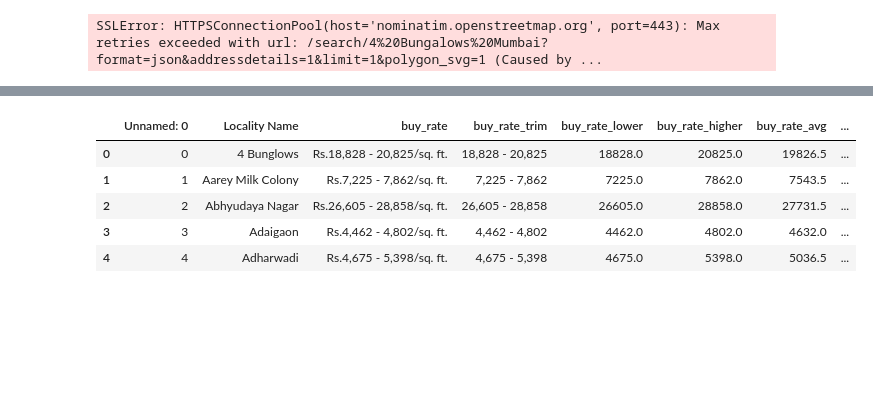
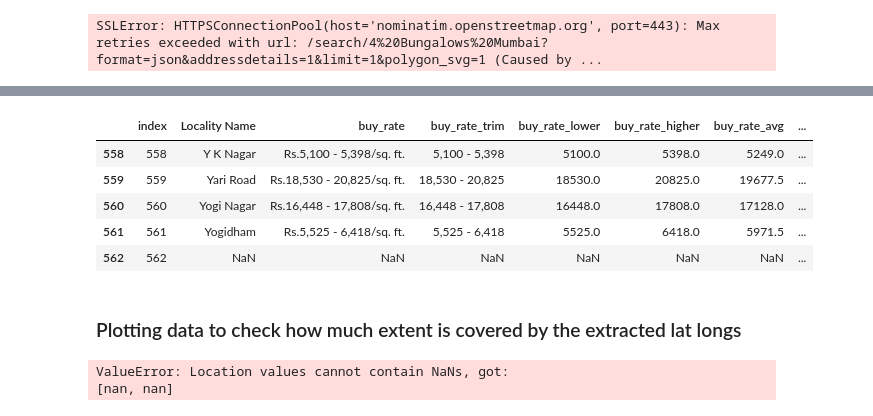
Before and after one commit to MohitPoddar35/mumbai_city_analysis, a Jupyter notebook: Mumbai_City_Analysis.ipynb, the cells around one changed output, grey strips where cells are left out. Cells and saved outputs as stored; diff of their text form; code cells hidden in the pictures; blank space fills up the shorter version.

Commit message:
4. Upload data with lat_long

```diff
--- a/Mumbai_City_Analysis.ipynb
+++ b/Mumbai_City_Analysis.ipynb
@@ -97,11 +97,49 @@ pp_1.head()
 pp_1.to_csv("pp_latlong.csv")
 # %%
 city_data=pd.read_csv("https://raw.githubusercontent.com/dibyendutapadar/mumbai_city_analysis/master/pp_latlong.csv")
-city_data.drop([''])
+city_data.drop(['index'],axis=1,inplace=True)
+city_data.tail()
 # %% [output]
-|  | Unnamed: 0 | Locality Name | buy_rate | buy_rate_trim | buy_rate_lower | buy_rate_higher | buy_rate_avg | ... |
-| 0 | 0 | 4 Bunglows | Rs.18,828 - 20,825/sq. ft. | 18,828 - 20,825 | 18828.0 | 20825.0 | 19826.5 | ... |
-| 1 | 1 | Aarey Milk Colony | Rs.7,225 - 7,862/sq. ft. | 7,225 - 7,862 | 7225.0 | 7862.0 | 7543.5 | ... |
-| 2 | 2 | Abhyudaya Nagar | Rs.26,605 - 28,858/sq. ft. | 26,605 - 28,858 | 26605.0 | 28858.0 | 27731.5 | ... |
-| 3 | 3 | Adaigaon | Rs.4,462 - 4,802/sq. ft. | 4,462 - 4,802 | 4462.0 | 4802.0 | 4632.0 | ... |
-| 4 | 4 | Adharwadi | Rs.4,675 - 5,398/sq. ft. | 4,675 - 5,398 | 4675.0 | 5398.0 | 5036.5 | ... |
+|  | index | Locality Name | buy_rate | buy_rate_trim | buy_rate_lower | buy_rate_higher | buy_rate_avg | ... |
+| 558 | 558 | Y K Nagar | Rs.5,100 - 5,398/sq. ft. | 5,100 - 5,398 | 5100.0 | 5398.0 | 5249.0 | ... |
+| 559 | 559 | Yari Road | Rs.18,530 - 20,825/sq. ft. | 18,530 - 20,825 | 18530.0 | 20825.0 | 19677.5 | ... |
+| 560 | 560 | Yogi Nagar | Rs.16,448 - 17,808/sq. ft. | 16,448 - 17,808 | 16448.0 | 17808.0 | 17128.0 | ... |
+| 561 | 561 | Yogidham | Rs.5,525 - 6,418/sq. ft. | 5,525 - 6,418 | 5525.0 | 6418.0 | 5971.5 | ... |
+| 562 | 562 | NaN | NaN | NaN | NaN | NaN | NaN | ... |
+# %% [markdown]
+### Plotting data to check how much extent is covered by the extracted lat longs
+# %%
+latitude =city_data.Latitude.mean()
+longitude =city_data.Longitude.mean()
+venues_map = folium.Map(location=[latitude, longitude], zoom_start=10) # generate map centred around center
+
+
+# add center as a red circle mark
+folium.features.CircleMarker(
+    [latitude, longitude],
+    radius=10,
+    popup='Ecco',
+    fill=True,
+    color='red',
+    fill_color='red',
+    fill_opacity=0.6
+    ).add_to(venues_map)
+
+
+# add popular spots to the map as blue circle markers
+for lat, lng, label in zip(city_data.Latitude, city_data.Longitude, city_data['Locality Name']):
+    folium.features.CircleMarker(
+        [lat, lng],
+        radius=5,
+        popup=label,
+        fill=True,
+        color='blue',
+        fill_color='blue',
+        fill_opacity=0.6
+        ).add_to(venues_map)
+
+# display map
+venues_map
+# %% [output]
+ValueError: Location values cannot contain NaNs, got:
+[nan, nan]
```
Also changed, not shown: 1 other file.
